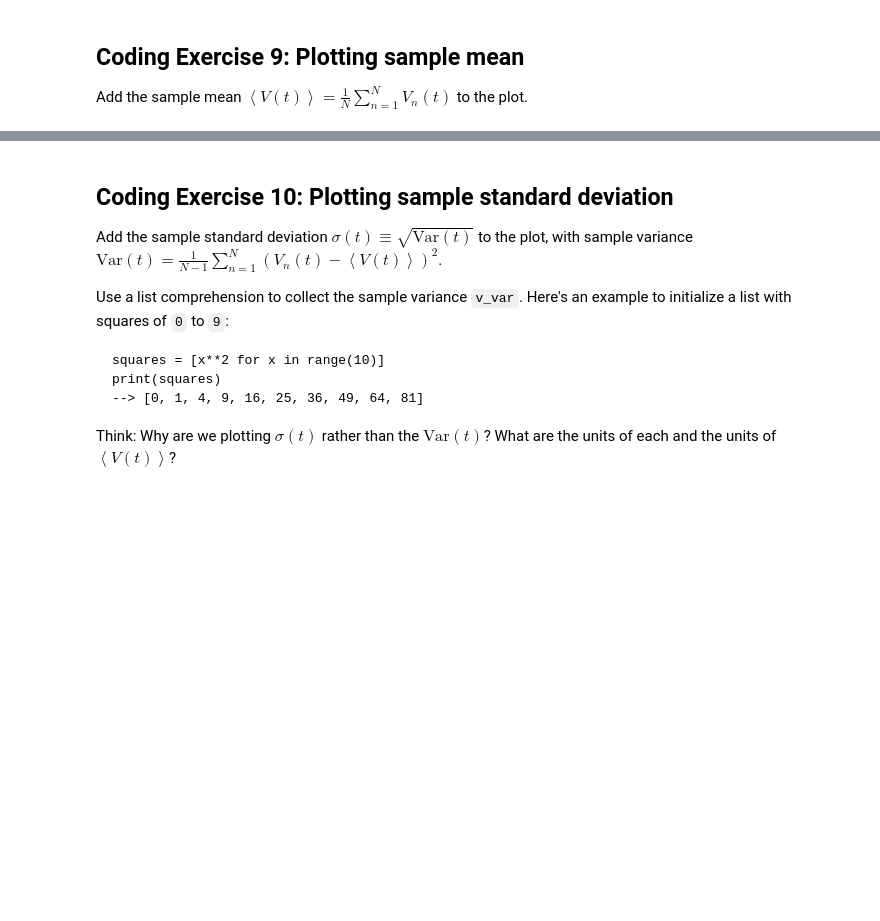
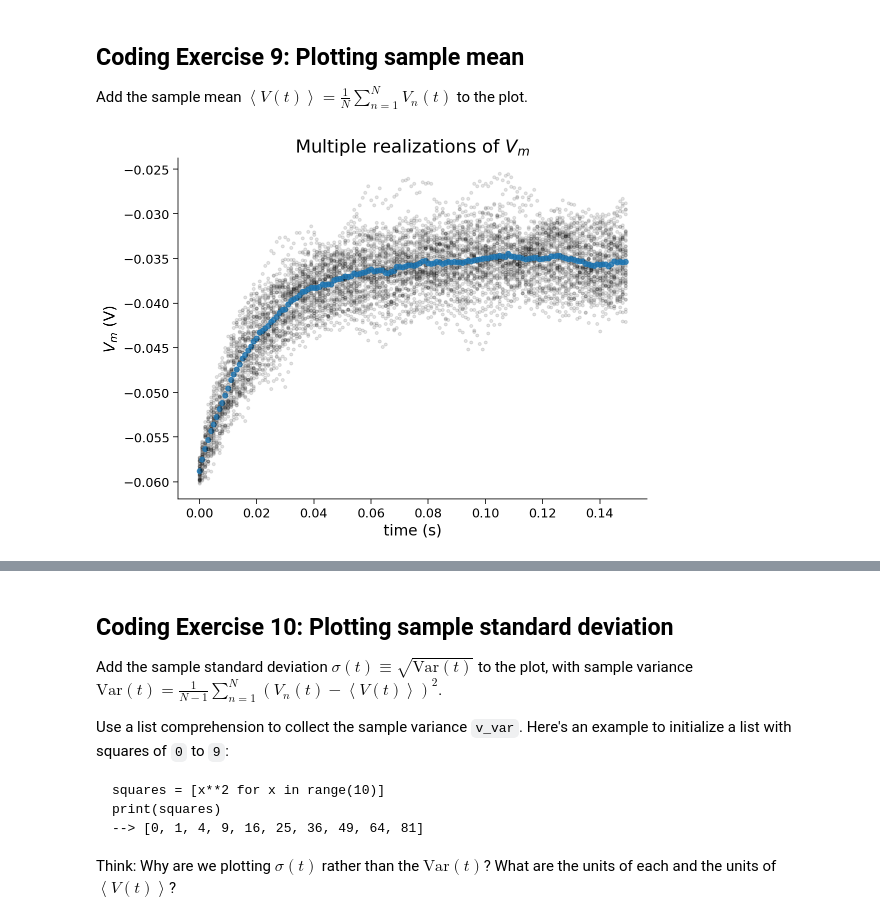
Before and after one commit to MiguelAngelSebastian/NeuromatchW0, a Jupyter notebook: tutorials/W0D1_PythonWorkshop1/student/W0D1_Tutorial1.ipynb, the cells around one changed output, grey strips where cells are left out. Saved outputs shown, nothing was run; the diff lists cells and outputs as text; code cells hidden in the pictures; blank space fills up the shorter version.

```diff
--- a/tutorials/W0D1_PythonWorkshop1/student/W0D1_Tutorial1.ipynb
+++ b/tutorials/W0D1_PythonWorkshop1/student/W0D1_Tutorial1.ipynb
@@ -783,7 +785,7 @@ Add the sample mean $\left\langle V(t)\right\rangle=\frac{1}{N}\sum_{n=1}^N V_n(
 #################################################
 ## TODO for students: fill out code to plot sample mean ##
 # Fill out code and comment or remove the next line
-raise NotImplementedError("Student exercise: You need to plot the sample mean")
+#raise NotImplementedError("Student exercise: You need to plot the sample mean")
 #################################################
 
 # Set random number generator
@@ -799,35 +801,37 @@ v_n = [el] * n
 # Initialize the figure
 plt.figure()
 plt.title('Multiple realizations of $V_m$')
 plt.xlabel('time (s)')
 plt.ylabel('$V_m$ (V)')
 
 # Loop for step_end steps
 for step in range(step_end):
 
   # Compute value of t
   t = step * dt
 
   # Loop for n simulations
   for j in range(0, n):
 
     # Compute value of i at this time step
     i = i_mean * (1 + 0.1 * (t_max/dt)**(0.5) * (2* np.random.random() - 1))
 
     # Compute value of v for this simulation
     v_n[j] = v_n[j] + (dt / tau) * (el - v_n[j] + r*i)
 
   # Compute sample mean by summing list of v_n using sum, and dividing by n
-  v_mean = ...
+  v_mean = sum(v_n)/n
 
   # Plot simulations
   plt.plot(n*[t], v_n, 'k.', alpha=0.1)
 
   # Plot sample mean using alpha=0.8 and'C0.' for blue
-  plt.plot(...)
+  plt.plot(t, v_mean, 'C0.', alpha=0.8, markersize=10)
 
 # Display plot
 plt.show()
+# %% [output]
+[figure, added]
 # %% [markdown]
 [*Click for solution*](https://github.com/NeuromatchAcademy/precourse/tree/main//tutorials/W0D1_PythonWorkshop1/solutions/W0D1_Tutorial1_Solution_684b683f.py)
 
```
Also changed, not shown: parts of 2 cells of this notebook.
